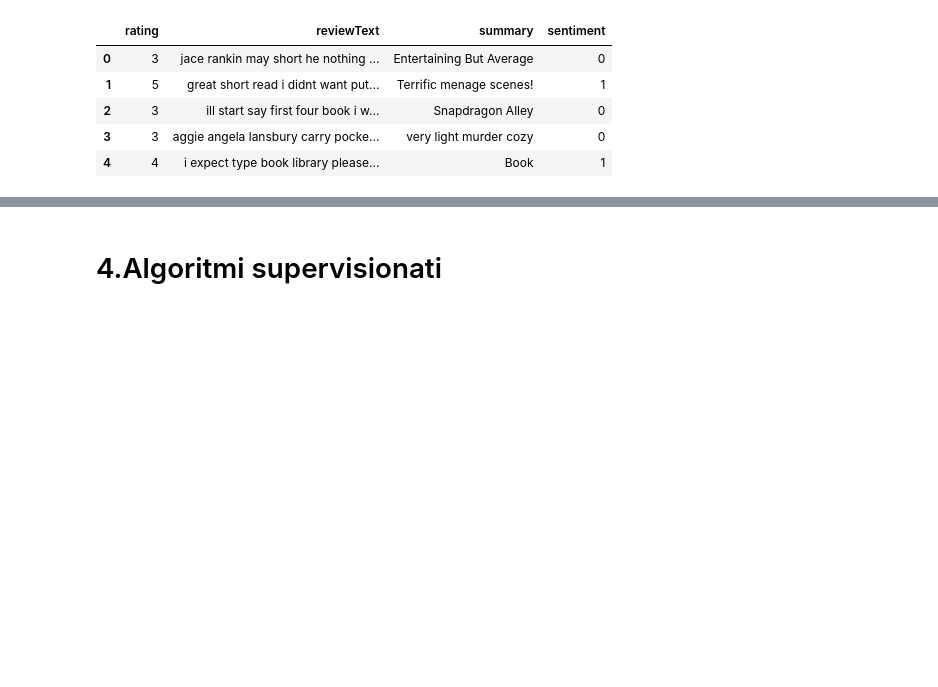
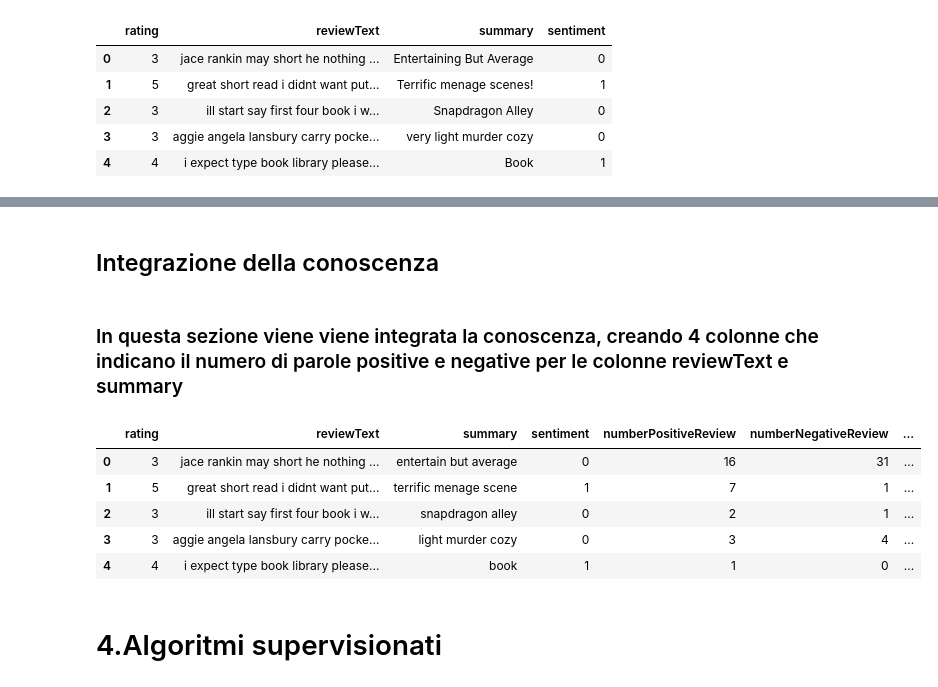
Before and after one commit to Ferru2000/SentimentAnalysis, a Jupyter notebook: Main.ipynb, the cells around one changed output, grey strips where cells are left out. Saved outputs shown, nothing was run; the diff lists cells and outputs as text; code cells hidden in the pictures; blank space fills up the shorter version.

Commit message:
Integrata la conoscenza con le colonne dei conteggi delle parole positive e negative

```diff
--- a/Main.ipynb
+++ b/Main.ipynb
@@ -102,0 +105,14 @@ clean_dataset.head()
+# %%
+# rimozione dei segni di punteggiatura
+clean_dataset["summary"] = clean_dataset["summary"].apply(lambda text: NaturalLanguageProcessing.remove_punctuation(text))
+
+# rimozione delle stopword
+clean_dataset["summary"] = clean_dataset["summary"].apply(lambda text: NaturalLanguageProcessing.remove_stopwords(text))
+
+# lowering di ogni lettera
+clean_dataset = NaturalLanguageProcessing.text_lowerer(clean_dataset, "summary")
+
+# lemmatizzazione delle parole
+clean_dataset["summary"] = clean_dataset["summary"].apply(lambda text: NaturalLanguageProcessing.lemmatize_words(text))
+
+clean_dataset.head()
@@ -102,0 +126,40 @@ clean_dataset.head()
+# %% [markdown]
+## Integrazione della conoscenza
+# %% [markdown]
+### In questa sezione viene viene integrata la conoscenza, creando 4 colonne che indicano il numero di parole positive e negative per le colonne reviewText e summary
+# %%
+# aggiunta delle colonne dei conteggi
+clean_dataset = Preprocessing.addNumberPositiveReview(clean_dataset)
+clean_dataset = Preprocessing.addNumberNegativeReview(clean_dataset)
+
+clean_dataset = Preprocessing.addNumberPositiveSummary(clean_dataset)
+clean_dataset = Preprocessing.addNumberNegativeSummary(clean_dataset)
+# %%
+# calcolo numero parole positive/negative della colonna reviewText
+list_word = []
+with open('positive_words.txt') as file:
+        list_word = file.read().split()
+clean_dataset["numberPositiveReview"] = clean_dataset["reviewText"].apply(lambda text: Preprocessing.countWords(list_word, text))
+
+with open('negative_words.txt') as file:
+        list_word = file.read().split()
+clean_dataset["numberNegativeReview"] = clean_dataset["reviewText"].apply(lambda text: Preprocessing.countWords(list_word, text))
+# %%
+# calcolo numero parole positive/negative della colonna summary
+list_word = []
+with open('positive_words.txt') as file:
+        list_word = file.read().split()
+clean_dataset["numberPositiveSummary"] = clean_dataset["summary"].apply(lambda text: Preprocessing.countWords(list_word, text))
+
+with open('negative_words.txt') as file:
+        list_word = file.read().split()
+clean_dataset["numberNegativeSummary"] = clean_dataset["summary"].apply(lambda text: Preprocessing.countWords(list_word, text))
+
+clean_dataset.head()
+# %% [output]
+|  | rating | reviewText | summary | sentiment | numberPositiveReview | numberNegativeReview | ... |
+| 0 | 3 | jace rankin may short he nothing ... | entertain but average | 0 | 16 | 31 | ... |
+| 1 | 5 | great short read i didnt want put... | terrific menage scene | 1 | 7 | 1 | ... |
+| 2 | 3 | ill start say first four book i w... | snapdragon alley | 0 | 2 | 1 | ... |
+| 3 | 3 | aggie angela lansbury carry pocke... | light murder cozy | 0 | 3 | 4 | ... |
+| 4 | 4 | i expect type book library please... | book | 1 | 1 | 0 | ... |
```
Also changed, not shown: parts of 6 cells of this notebook, 5 other files.
